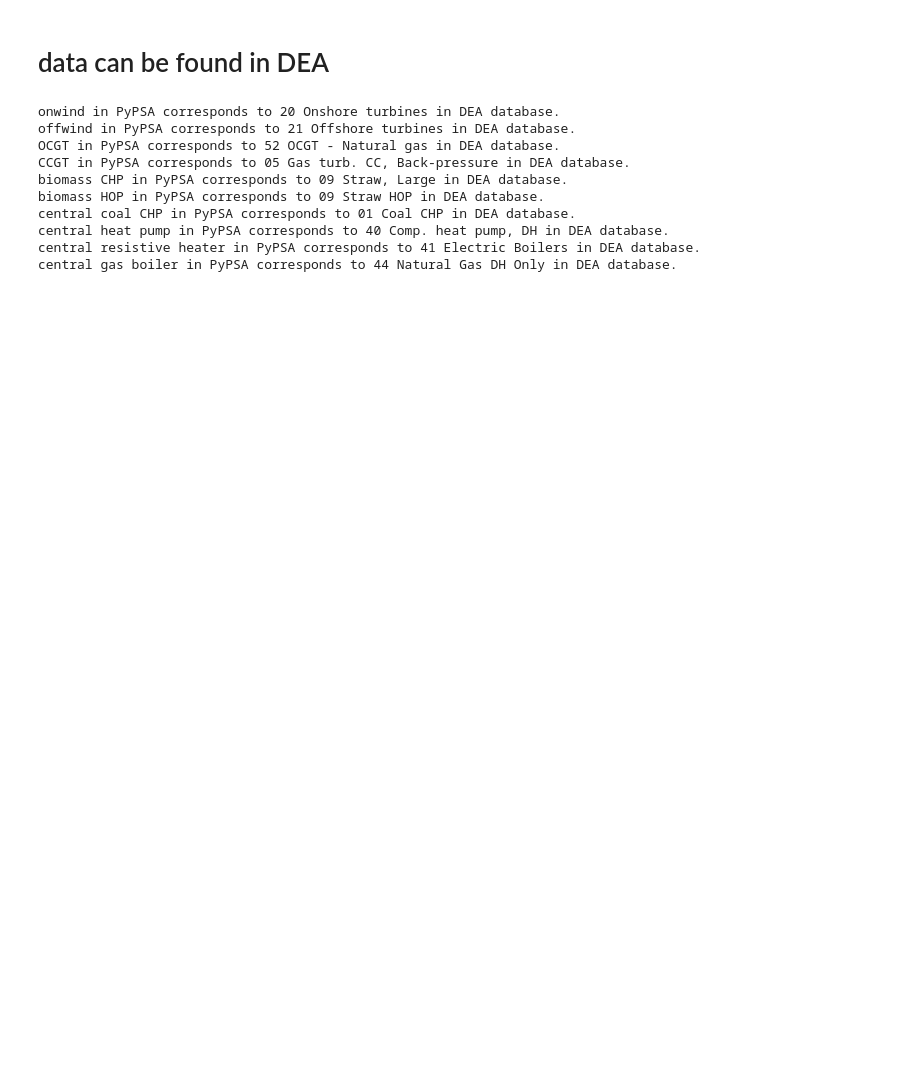
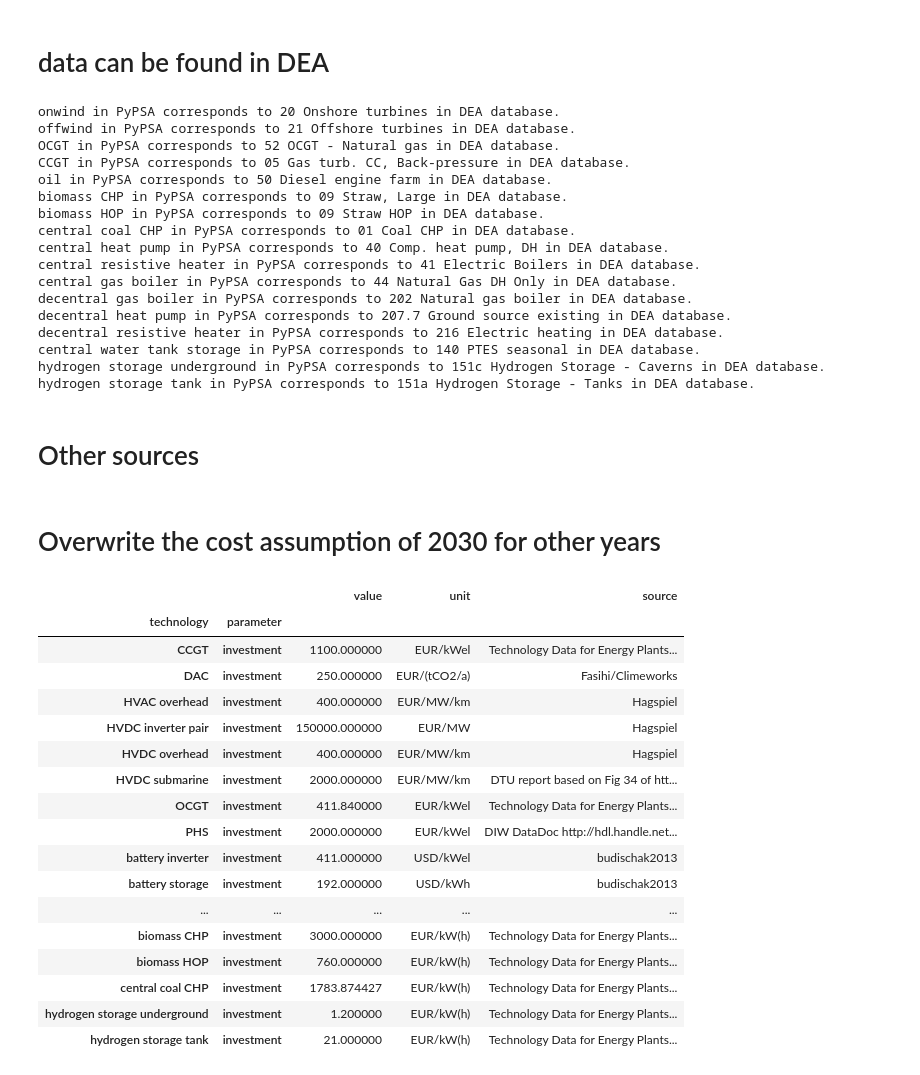
Before and after one commit to martavp/pypsa-eur-sec-30-path, a Jupyter notebook: paper_graphics/data/costs/compile_cost_assumptions.ipynb, the cells around one changed output. Saved outputs shown, nothing was run; the diff lists cells and outputs as text; code cells hidden in the pictures; blank space fills up the shorter version.

Commit message:
Individual heating units are included.

```diff
--- a/paper_graphics/data/costs/compile_cost_assumptions.ipynb
+++ b/paper_graphics/data/costs/compile_cost_assumptions.ipynb
@@ -68,31 +97,34 @@ usecols = {}
 # %%
-years = np.arange(2020,2055,5)
-
 d_by_tech = {}
 
 # calculate costs and save results as a dict of df, indexed by cost, columned by year
-for k in sheet_names.keys():
+for tech in sheet_names.keys():
 
-    sheet_name = sheet_names[k]
+    print(tech+' in PyPSA corresponds to '+sheet_names[tech]+' in DEA database.')
 
-    print(k+' in PyPSA corresponds to '+sheet_name+' in DEA database.')
-
-    df = cal_cost(sheet_name=sheet_name,k=k)
+    df = cal_cost(tech=tech)
 
     df.fillna(value=0,inplace=True)
 
-    d_by_tech[k] = df
+    d_by_tech[tech] = df
 # %% [output]
 onwind in PyPSA corresponds to 20 Onshore turbines in DEA database.
 offwind in PyPSA corresponds to 21 Offshore turbines in DEA database.
 OCGT in PyPSA corresponds to 52 OCGT - Natural gas in DEA database.
 CCGT in PyPSA corresponds to 05 Gas turb. CC, Back-pressure in DEA database.
+oil in PyPSA corresponds to 50 Diesel engine farm in DEA database.
 biomass CHP in PyPSA corresponds to 09 Straw, Large in DEA database.
 biomass HOP in PyPSA corresponds to 09 Straw HOP in DEA database.
 central coal CHP in PyPSA corresponds to 01 Coal CHP in DEA database.
 central heat pump in PyPSA corresponds to 40 Comp. heat pump, DH in DEA database.
 central resistive heater in PyPSA corresponds to 41 Electric Boilers in DEA database.
 central gas boiler in PyPSA corresponds to 44 Natural Gas DH Only in DEA database.
+decentral gas boiler in PyPSA corresponds to 202 Natural gas boiler in DEA database.
+decentral heat pump in PyPSA corresponds to 207.7 Ground source existing in DEA database.
+decentral resistive heater in PyPSA corresponds to 216 Electric heating in DEA database.
+central water tank storage in PyPSA corresponds to 140 PTES seasonal in DEA database.
+hydrogen storage underground in PyPSA corresponds to 151c Hydrogen Storage - Caverns in DEA database.
+hydrogen storage tank in PyPSA corresponds to 151a Hydrogen Storage - Tanks in DEA database.
 # %%
 # aggregate technologies into a dict, whose keys are years
 d_by_year = {}
@@ -107,13 +139,22 @@ for year in years:
 
         index = locate_index(d_by_tech[tech], 'investment')
 
-        CC = d_by_tech[tech].at[index,year]*1.e6 # in EUR/MW
+        if ('M€' in index) & ('MW' in index):
+            CC = d_by_tech[tech].at[index,year]*1e6 # convert from MEUR/MW(h) to EUR/MW(h)
+        elif ('M€' in index) & ('GW' in index):
+            CC = d_by_tech[tech].at[index,year]*1e3 # convert from MEUR/GW(h) to EUR/MW(h)
+        elif ('€' in index) & ('kW' in index):
+            CC = d_by_tech[tech].at[index,year]*1e3 # convert from EUR/KW(h) to EUR/MW(h)
 
-        df.at['investment',tech] = np.round(CC/1.e3,0) # in EUR/KW
+        df.at['investment',tech] = CC/1e3 # in EUR/KW
 
         index = locate_index(d_by_tech[tech], 'Fixed O&M')
 
         FOM = d_by_tech[tech].at[index,year] # in EUR/MW/year
+        if tech == 'decentral water tank storage':
+            FOM = d_by_tech[tech].at[index,year]/3 # from EUR/tank/year to EUR/MW/year
+        elif tech == 'hydrogen storage underground': # I believe there is an error in DEA database
+            FOM = CC*0.02
 
         df.at['FOM',tech] = np.round(FOM/CC*100,3) # in %/year
 
@@ -131,6 +172,8 @@ for year in years:
         df.at['efficiency',tech] = d_by_tech[tech].at['efficiency',year]
 
     d_by_year[year] = df
+# %% [markdown]
+# Other sources
 # %%
 # onwind, offwind, OCGT, CCGT, biomass electricity, central heat pump are from DEA
 source_DEA = 'Technology Data for Energy Plants for Electricity and District heating generation'
@@ -151,11 +194,22 @@ source_ETIP = 'European PV Technology and Innovation Platform'
 
 # nuclear, coal, lignite from Lazards
 source_Lazards = 'Lazard’s Levelized Cost of Energy Analysis - Version 13.0'
+# %% [markdown]
+# Overwrite the cost assumption of 2030 for other years
+# %%
+unit_to_replace = {'investment':'EUR/kW(h)',
+                   'lifetime':'years',
+                   'FOM':'%/year',
+                   'efficiency':'per unit',
+                   'VOM':'EUR/MWh',
+                  }
 # %%
-# overwrite the cost assumption of 2030 for other years
 for year in years:
     df = d_by_year[year]
     costs = pd.read_csv('inputs/costs_PyPSA.csv', index_col=list(range(2))).sort_index()
+
+    # biomass is differentiated by biomass CHP and HOP
+    costs.drop(index='biomass',inplace=True)
 
     # central heat pump for district heating from DEA
     costs.rename({'central air-sourced heat pump':'central heat pump'},inplace=True)
@@ -164,6 +218,9 @@ for year in years:
 
     # central CHP is gas-fired
     costs.rename({'central CHP':'central gas CHP'},inplace=True)
+
+    # hydrogen storage now have two forms
+    costs.drop(index='hydrogen storage',inplace=True)
 
     for tech in df.columns:
         for para in df.index:
@@ -243,6 +300,29 @@ for year in years:
     costs.loc[('lignite','lifetime'),'value'] = 40
     costs.loc[('lignite','lifetime'),'source'] = source_Lazards
 
+    # replace unit with value of 0 to a proper unit
+    costs.unit.values[costs.unit.isna()] = (costs.index.get_level_values(1)[costs.unit.isna()]).map(unit_to_replace)
 
-    costs.fillna(0,inplace=True)
+    # save the cost assumption per year
     costs.to_csv('outputs/costs_{}.csv'.format(year))
+# %%
+costs.filter(like='investment',axis=0)
+# %% [output]
+|  |  | value | unit | source |
+| technology | parameter |  |  |  |
+| CCGT | investment | 1100.000000 | EUR/kWel | Technology Data for Energy Plants... |
+| DAC | investment | 250.000000 | EUR/(tCO2/a) | Fasihi/Climeworks |
+| HVAC overhead | investment | 400.000000 | EUR/MW/km | Hagspiel |
+| HVDC inverter pair | investment | 150000.000000 | EUR/MW | Hagspiel |
+| HVDC overhead | investment | 400.000000 | EUR/MW/km | Hagspiel |
+| HVDC submarine | investment | 2000.000000 | EUR/MW/km | DTU report based on Fig 34 of htt... |
+| OCGT | investment | 411.840000 | EUR/kWel | Technology Data for Energy Plants... |
+| PHS | investment | 2000.000000 | EUR/kWel | DIW DataDoc http://hdl.handle.net... |
+| battery inverter | investment | 411.000000 | USD/kWel | budischak2013 |
+| battery storage | investment | 192.000000 | USD/kWh | budischak2013 |
+| ... | ... | ... | ... | ... |
+| biomass CHP | investment | 3000.000000 | EUR/kW(h) | Technology Data for Energy Plants... |
+| biomass HOP | investment | 760.000000 | EUR/kW(h) | Technology Data for Energy Plants... |
+| central coal CHP | investment | 1783.874427 | EUR/kW(h) | Technology Data for Energy Plants... |
+| hydrogen storage underground | investment | 1.200000 | EUR/kW(h) | Technology Data for Energy Plants... |
+| hydrogen storage tank | investment | 21.000000 | EUR/kW(h) | Technology Data for Energy Plants... |
```
Also changed, not shown: parts of 2 cells of this notebook, 14 other files.
